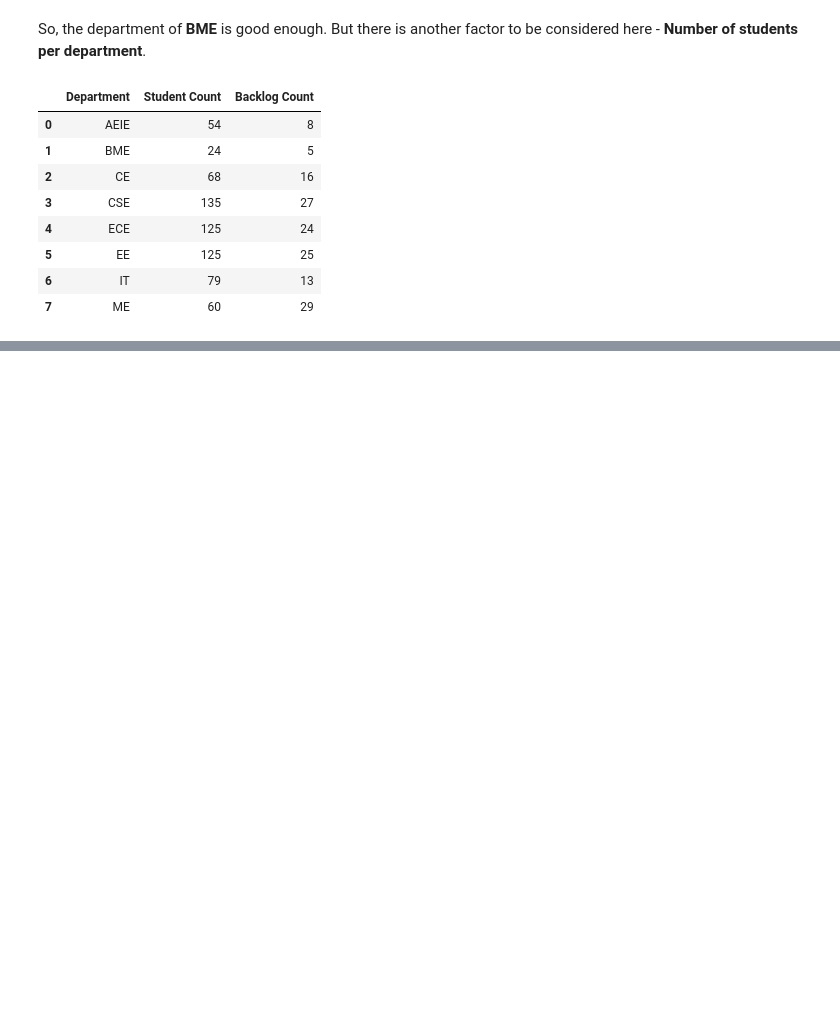
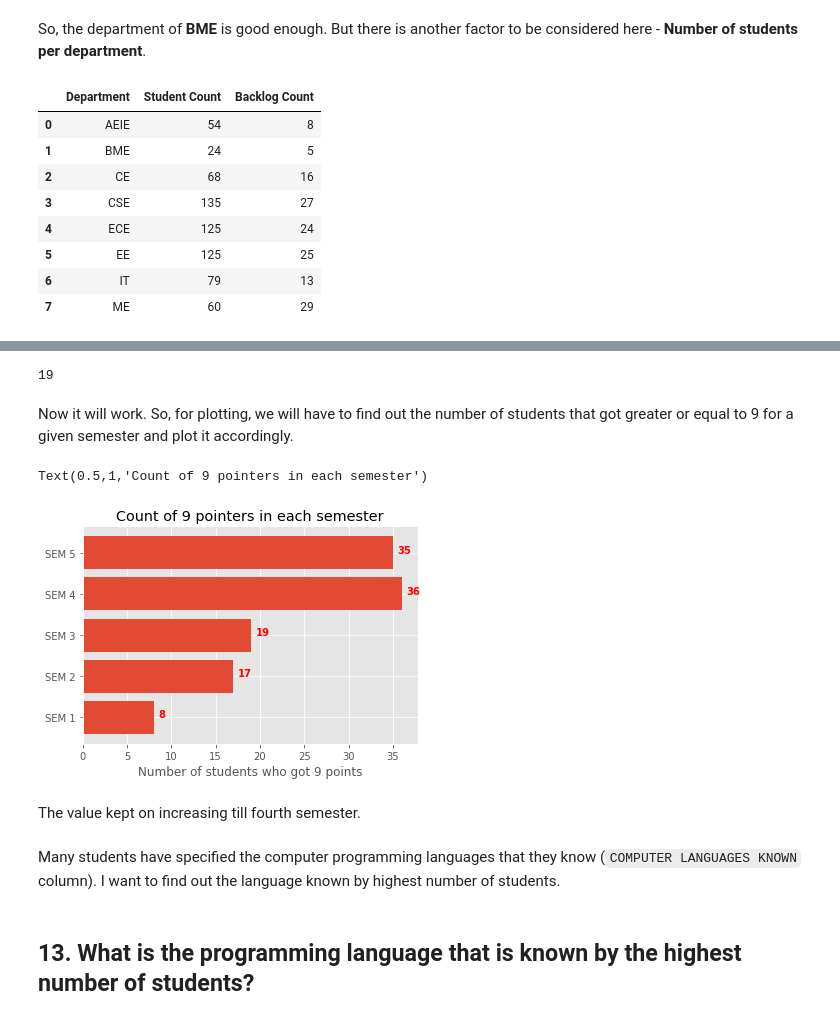
Before and after one commit to sayakpaul/Analysis-of-college-database-of-2017-passouts, a Jupyter notebook: 2017_Passout_Data_Analysis.ipynb, the cells around one changed output, grey strips where cells are left out. Saved outputs shown, nothing was run; the diff lists cells and outputs as text; code cells hidden in the pictures; blank space fills up the shorter version.

```diff
--- a/2017_Passout_Data_Analysis.ipynb
+++ b/2017_Passout_Data_Analysis.ipynb
@@ -576,0 +679,6 @@ for i in subplot.patches:
+# %%
+nine_pointers = []
+sems = ['SEM 1', 'SEM 2', 'SEM 3', 'SEM 4', 'SEM 5']
+for sem in sems:
+    print(len(data_2017[data_2017[sem]>=9]))
+nine_pointers
@@ -576,0 +715,3 @@ for i in subplot.patches:
+# %%
+sem3_without_na = data_2017['SEM 3'].dropna()
+sem3_without_na = pd.to_numeric(sem3_without_na, errors = 'coerce')
@@ -576,0 +738,30 @@ for i in subplot.patches:
+# %%
+len(sem3_without_na[lambda x: x>=9])
+# %% [output]
+19
+# %% [markdown]
+Now it will work. So, for plotting, we will have to find out the number of students that got greater or equal to 9 for a given semester and plot it accordingly.
+# %%
+sem_1 = len(data_2017[data_2017['SEM 1']>=9])
+sem_2 = len(data_2017[data_2017['SEM 2']>=9])
+sem_3 = len(sem3_without_na[lambda x: x>=9])
+sem_4 = len(data_2017[data_2017['SEM 4']>=9])
+sem_5 = len(data_2017[data_2017['SEM 5']>=9])
+
+nine_pointers_number = [sem_1, sem_2, sem_3, sem_4, sem_5]
+# %%
+fig, ax = plt.subplots()
+plt.barh(sems,nine_pointers_number)
+for i, v in enumerate(nine_pointers_number):
+    ax.text(v+0.5, i, str(v), color='red', fontweight='bold')
+plt.xlabel('Number of students who got 9 points')
+plt.title('Count of 9 pointers in each semester')
+# %% [output]
+Text(0.5,1,'Count of 9 pointers in each semester')
+[figure, added]
+# %% [markdown]
+The value kept on increasing till fourth semester.
+# %% [markdown]
+Many students have specified the computer programming languages that they know (`COMPUTER LANGUAGES KNOWN` column). I want to find out the language known by highest number of students.
+# %% [markdown]
+## 13. What is the programming language that is known by the highest number of students?
```
Also changed, not shown: parts of 37 cells of this notebook.
